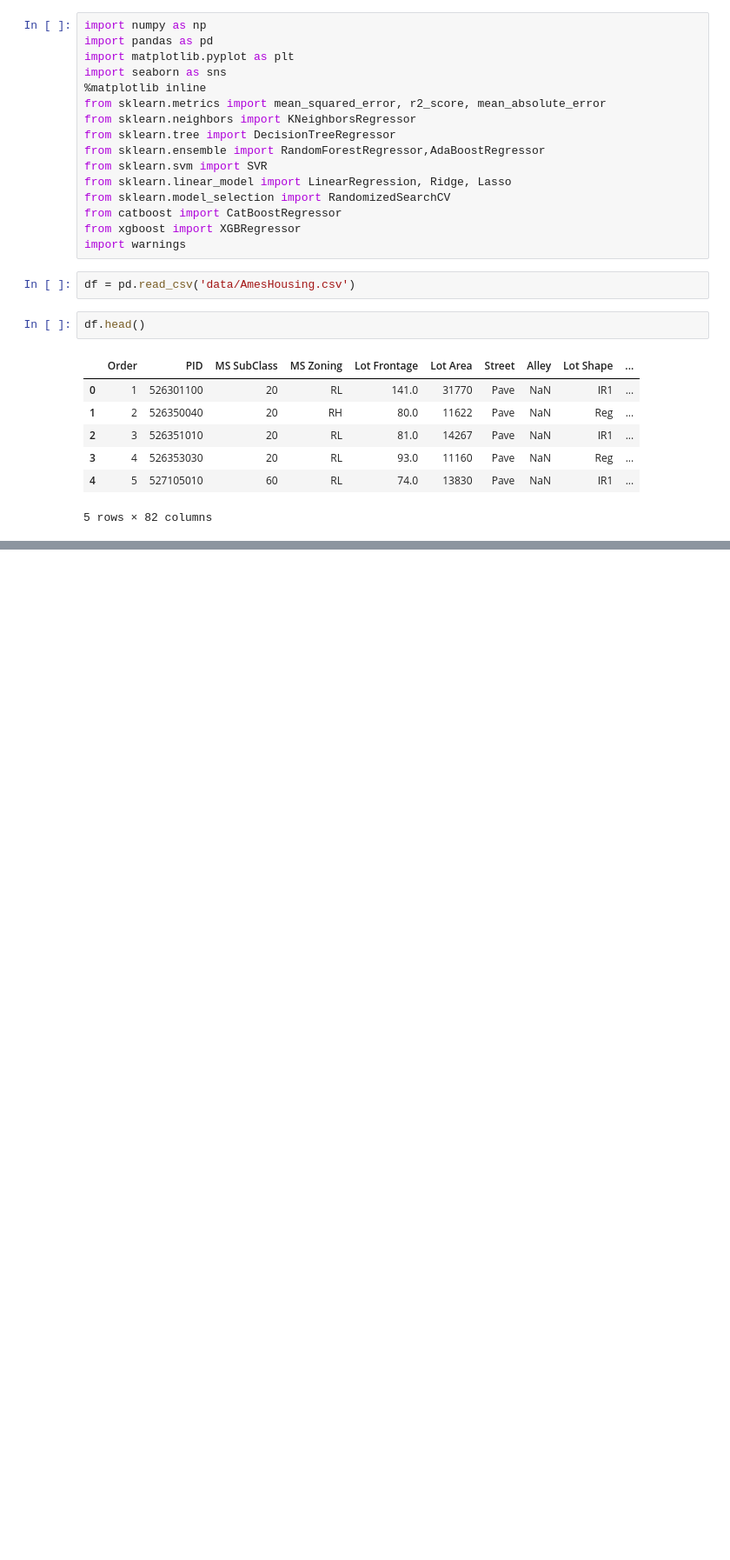
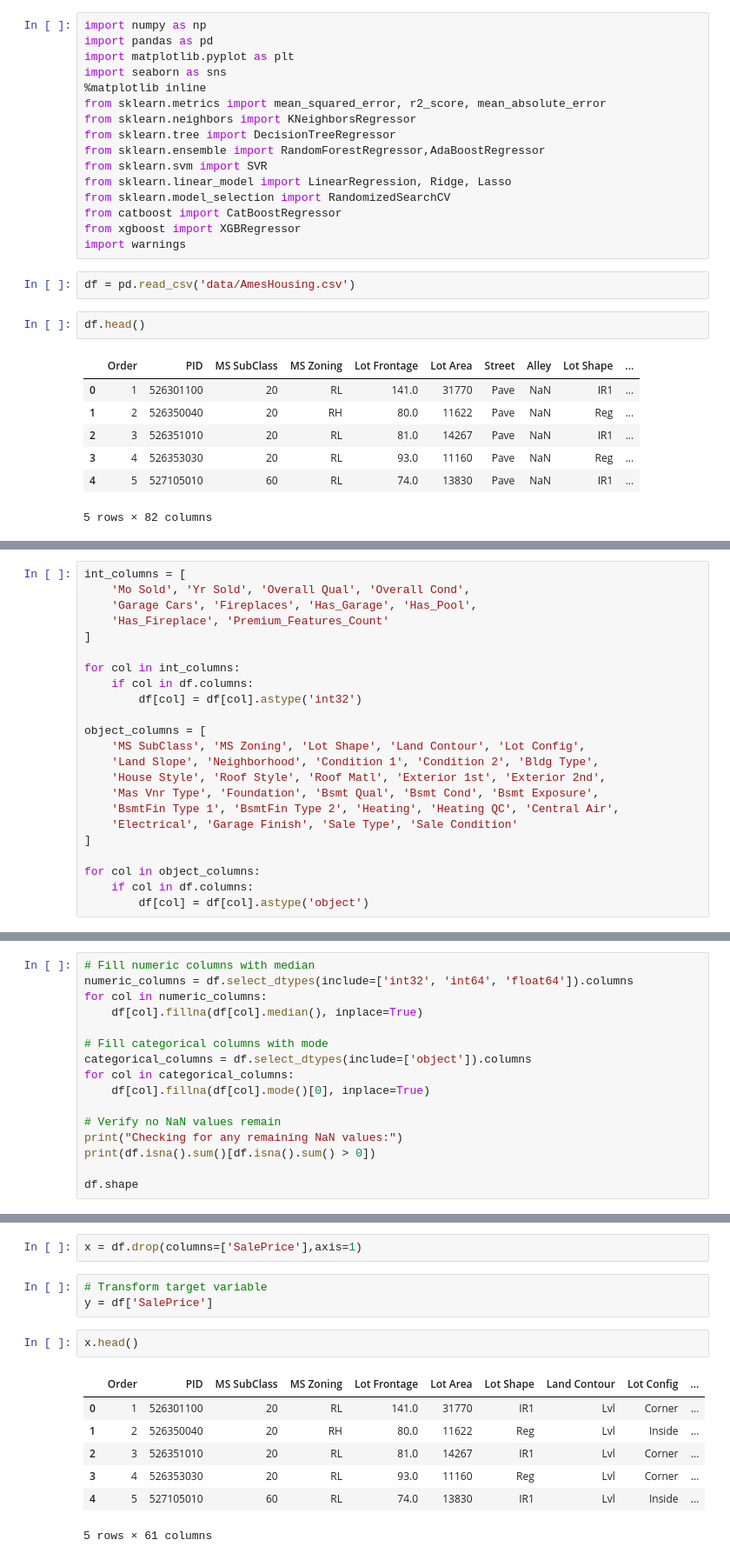
Before and after one commit to Swayam-Burde/Real_Estate_Price_predictor, a Jupyter notebook: notebook/Model training.ipynb, the cells around one changed output, grey strips where cells are left out. Shown: that part at 87% size. Drawn from its saved outputs; the diff is of its cells as text; blank space fills up the shorter version.

```diff
--- a/notebook/Model training.ipynb
+++ b/notebook/Model training.ipynb
@@ -43,0 +166,23 @@ Length: 82, dtype: int64
+# %%
+int_columns = [
+    'Mo Sold', 'Yr Sold', 'Overall Qual', 'Overall Cond',
+    'Garage Cars', 'Fireplaces', 'Has_Garage', 'Has_Pool',
+    'Has_Fireplace', 'Premium_Features_Count'
+]
+
+for col in int_columns:
+    if col in df.columns:
+        df[col] = df[col].astype('int32')
+
+object_columns = [
+    'MS SubClass', 'MS Zoning', 'Lot Shape', 'Land Contour', 'Lot Config',
+    'Land Slope', 'Neighborhood', 'Condition 1', 'Condition 2', 'Bldg Type',
+    'House Style', 'Roof Style', 'Roof Matl', 'Exterior 1st', 'Exterior 2nd',
+    'Mas Vnr Type', 'Foundation', 'Bsmt Qual', 'Bsmt Cond', 'Bsmt Exposure',
+    'BsmtFin Type 1', 'BsmtFin Type 2', 'Heating', 'Heating QC', 'Central Air',
+    'Electrical', 'Garage Finish', 'Sale Type', 'Sale Condition'
+]
+
+for col in object_columns:
+    if col in df.columns:
+        df[col] = df[col].astype('object')
@@ -43,0 +197,16 @@ Length: 82, dtype: int64
+# %%
+# Fill numeric columns with median
+numeric_columns = df.select_dtypes(include=['int32', 'int64', 'float64']).columns
+for col in numeric_columns:
+    df[col].fillna(df[col].median(), inplace=True)
+
+# Fill categorical columns with mode
+categorical_columns = df.select_dtypes(include=['object']).columns
+for col in categorical_columns:
+    df[col].fillna(df[col].mode()[0], inplace=True)
+
+# Verify no NaN values remain
+print("Checking for any remaining NaN values:")
+print(df.isna().sum()[df.isna().sum() > 0])
+
+df.shape
@@ -43,0 +234,15 @@ Length: 82, dtype: int64
+# %%
+x = df.drop(columns=['SalePrice'],axis=1)
+# %%
+# Transform target variable
+y = df['SalePrice']
+# %%
+x.head()
+# %% [output]
+|  | Order | PID | MS SubClass | MS Zoning | Lot Frontage | Lot Area | Lot Shape | Land Contour | Lot Config | ... |
+| 0 | 1 | 526301100 | 20 | RL | 141.0 | 31770 | IR1 | Lvl | Corner | ... |
+| 1 | 2 | 526350040 | 20 | RH | 80.0 | 11622 | Reg | Lvl | Inside | ... |
+| 2 | 3 | 526351010 | 20 | RL | 81.0 | 14267 | IR1 | Lvl | Corner | ... |
+| 3 | 4 | 526353030 | 20 | RL | 93.0 | 11160 | Reg | Lvl | Corner | ... |
+| 4 | 5 | 527105010 | 60 | RL | 74.0 | 13830 | IR1 | Lvl | Inside | ... |
+5 rows × 61 columns
```
Also changed, not shown: parts of 23 cells of this notebook, 4 other files.
